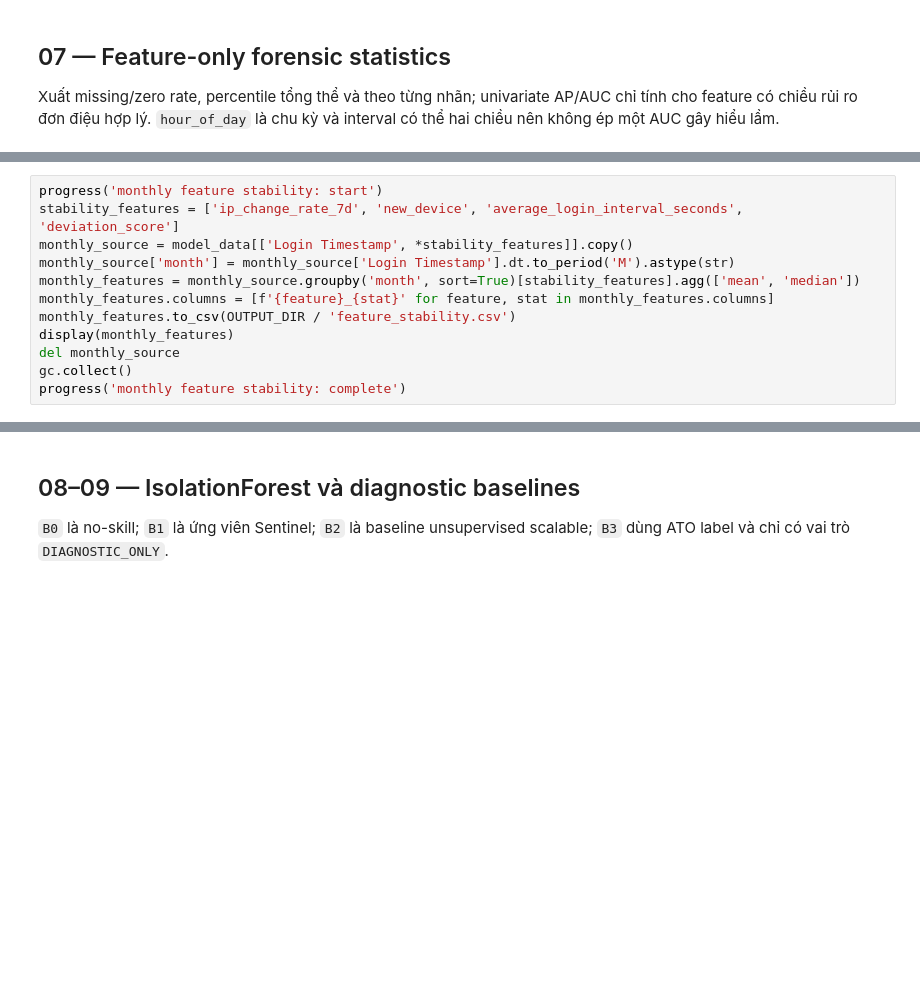
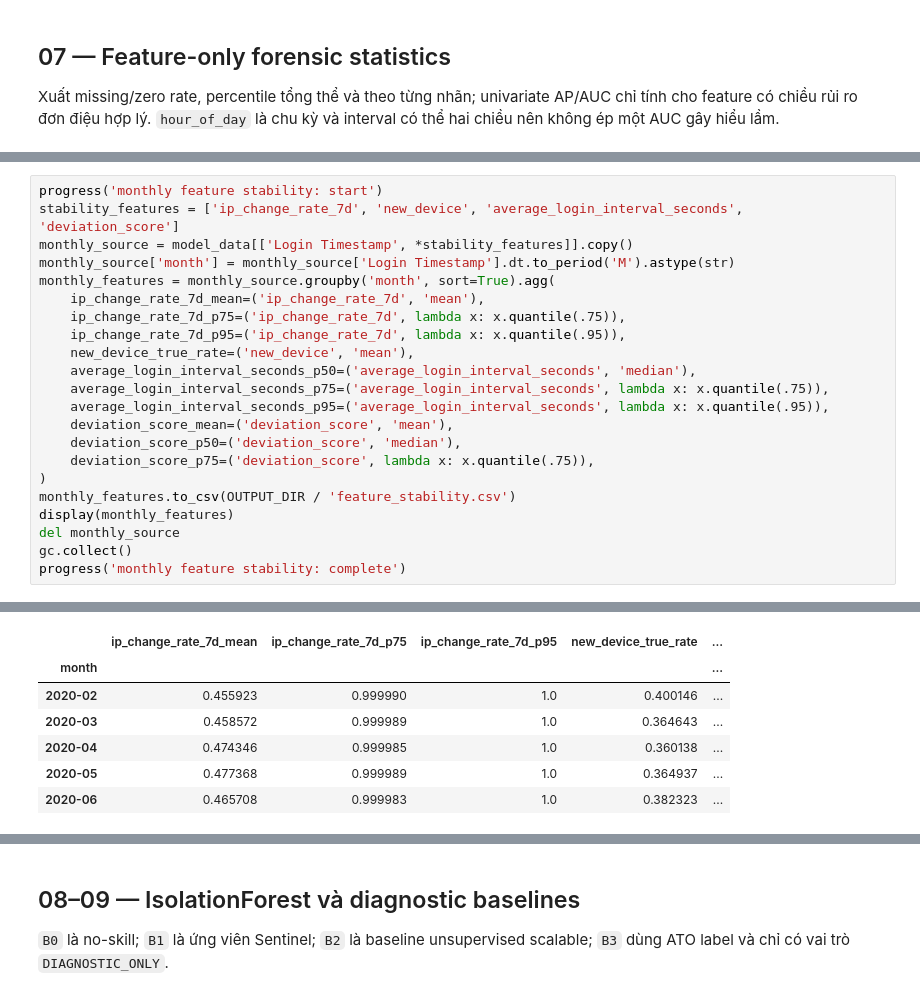
Before and after one commit to Albert-Tuan/sentinel-auth, a Jupyter notebook: research/kaggle/sentinel_rba_isolation_forest.ipynb, the cells around one changed output, grey strips where cells are left out. Cells and saved outputs as stored; diff of their text form; blank space fills up the shorter version.

```diff
--- a/research/kaggle/sentinel_rba_isolation_forest.ipynb
+++ b/research/kaggle/sentinel_rba_isolation_forest.ipynb
@@ -310,10 +426,21 @@ progress('monthly feature stability: start')
 stability_features = ['ip_change_rate_7d', 'new_device', 'average_login_interval_seconds', 'deviation_score']
 monthly_source = model_data[['Login Timestamp', *stability_features]].copy()
 monthly_source['month'] = monthly_source['Login Timestamp'].dt.to_period('M').astype(str)
-monthly_features = monthly_source.groupby('month', sort=True)[stability_features].agg(['mean', 'median'])
-monthly_features.columns = [f'{feature}_{stat}' for feature, stat in monthly_features.columns]
+monthly_features = monthly_source.groupby('month', sort=True).agg(
+    ip_change_rate_7d_mean=('ip_change_rate_7d', 'mean'),
+    ip_change_rate_7d_p75=('ip_change_rate_7d', lambda x: x.quantile(.75)),
+    ip_change_rate_7d_p95=('ip_change_rate_7d', lambda x: x.quantile(.95)),
+    new_device_true_rate=('new_device', 'mean'),
+    average_login_interval_seconds_p50=('average_login_interval_seconds', 'median'),
+    average_login_interval_seconds_p75=('average_login_interval_seconds', lambda x: x.quantile(.75)),
+    average_login_interval_seconds_p95=('average_login_interval_seconds', lambda x: x.quantile(.95)),
+    deviation_score_mean=('deviation_score', 'mean'),
+    deviation_score_p50=('deviation_score', 'median'),
+    deviation_score_p75=('deviation_score', lambda x: x.quantile(.75)),
+)
 monthly_features.to_csv(OUTPUT_DIR / 'feature_stability.csv')
 display(monthly_features)
 del monthly_source
 gc.collect()
 progress('monthly feature stability: complete')
+# %% [output]
@@ -319,0 +449,7 @@ progress('monthly feature stability: complete')
+|  | ip_change_rate_7d_mean | ip_change_rate_7d_p75 | ip_change_rate_7d_p95 | new_device_true_rate | ... |
+| month |  |  |  |  | ... |
+| 2020-02 | 0.455923 | 0.999990 | 1.0 | 0.400146 | ... |
+| 2020-03 | 0.458572 | 0.999989 | 1.0 | 0.364643 | ... |
+| 2020-04 | 0.474346 | 0.999985 | 1.0 | 0.360138 | ... |
+| 2020-05 | 0.477368 | 0.999989 | 1.0 | 0.364937 | ... |
+| 2020-06 | 0.465708 | 0.999983 | 1.0 | 0.382323 | ... |
```
Also changed, not shown: parts of 22 cells of this notebook, 11 other files.
